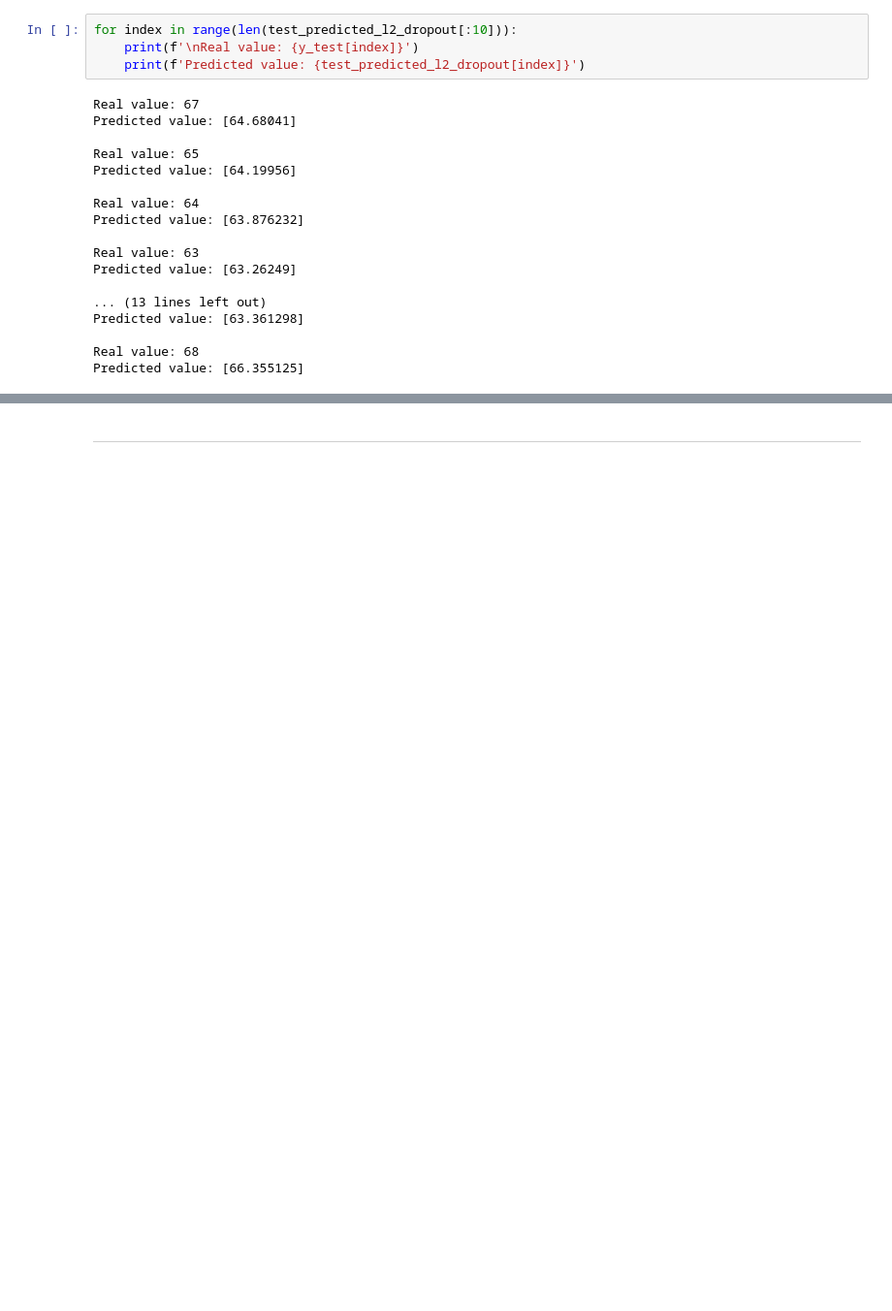
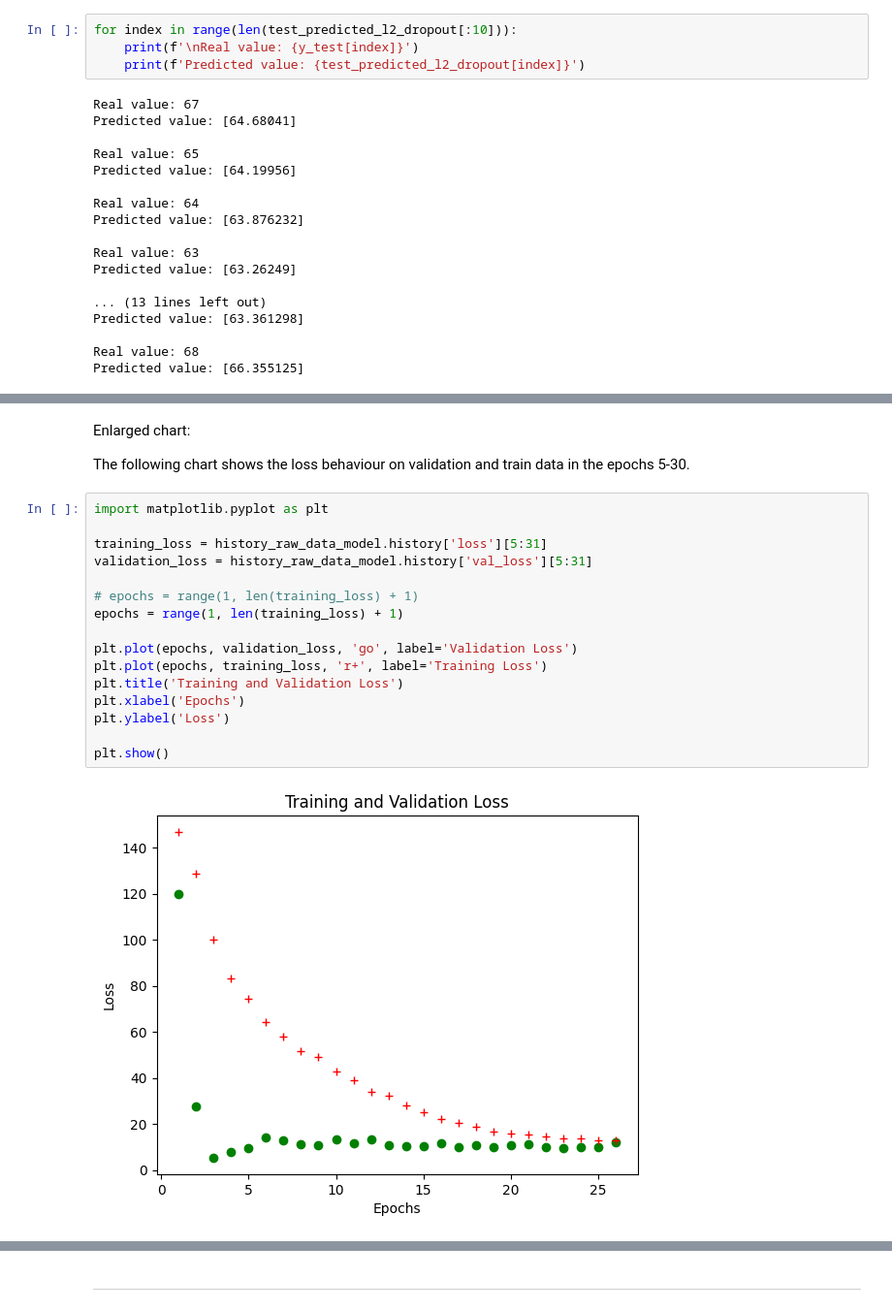
Before and after one commit to yuluka/student_performance_keras_NN, a Jupyter notebook: keras_NN.ipynb, the cells around one changed output, grey strips where cells are left out. Shown: that part at 97% size. Cells and saved outputs as stored; diff of their text form; blank space fills up the shorter version.

```diff
--- a/keras_NN.ipynb
+++ b/keras_NN.ipynb
@@ -595,0 +785,22 @@ Predicted value: [66.355125]
+# %% [markdown]
+Enlarged chart:
+
+The following chart shows the loss behaviour on validation and train data in the epochs 5-30.
+# %%
+import matplotlib.pyplot as plt
+
+training_loss = history_raw_data_model.history['loss'][5:31]
+validation_loss = history_raw_data_model.history['val_loss'][5:31]
+
+# epochs = range(1, len(training_loss) + 1)
+epochs = range(1, len(training_loss) + 1)
+
+plt.plot(epochs, validation_loss, 'go', label='Validation Loss')
+plt.plot(epochs, training_loss, 'r+', label='Training Loss')
+plt.title('Training and Validation Loss')
+plt.xlabel('Epochs')
+plt.ylabel('Loss')
+
+plt.show()
+# %% [output]
+[figure, added]
```
Also changed, not shown: parts of 22 cells of this notebook, 2 other files.
